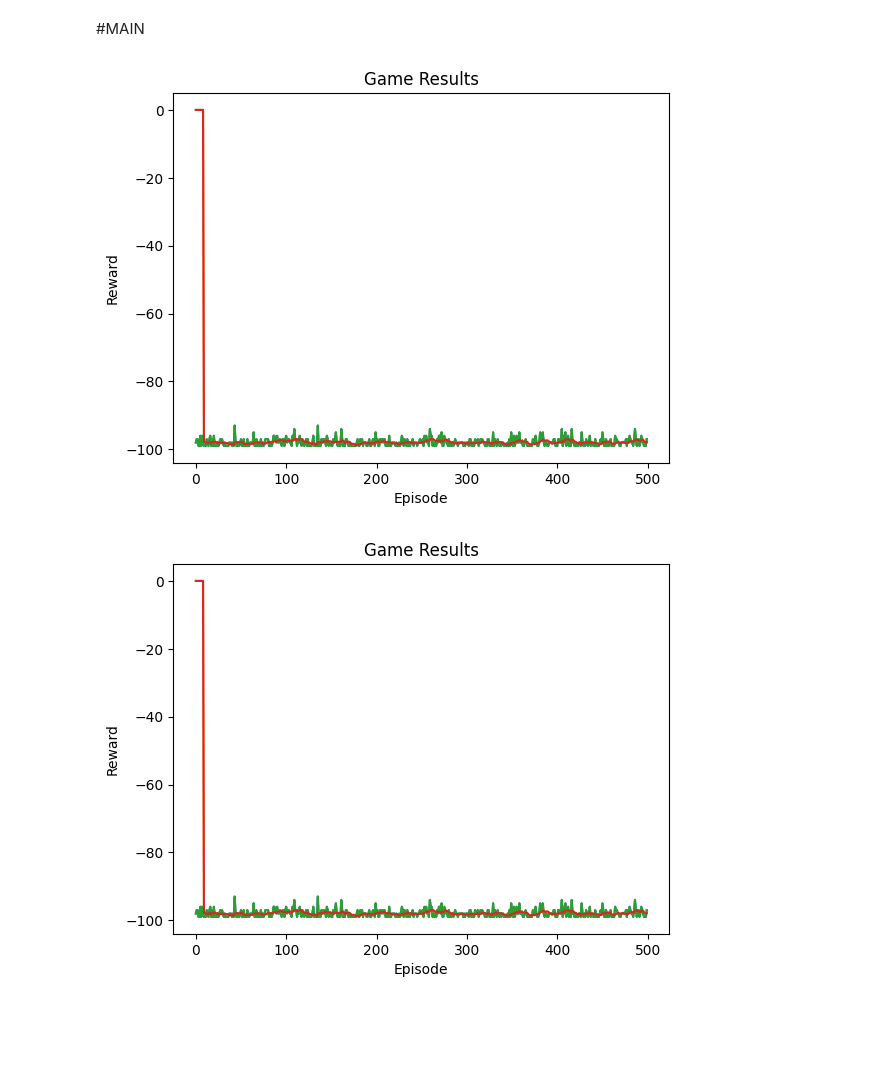
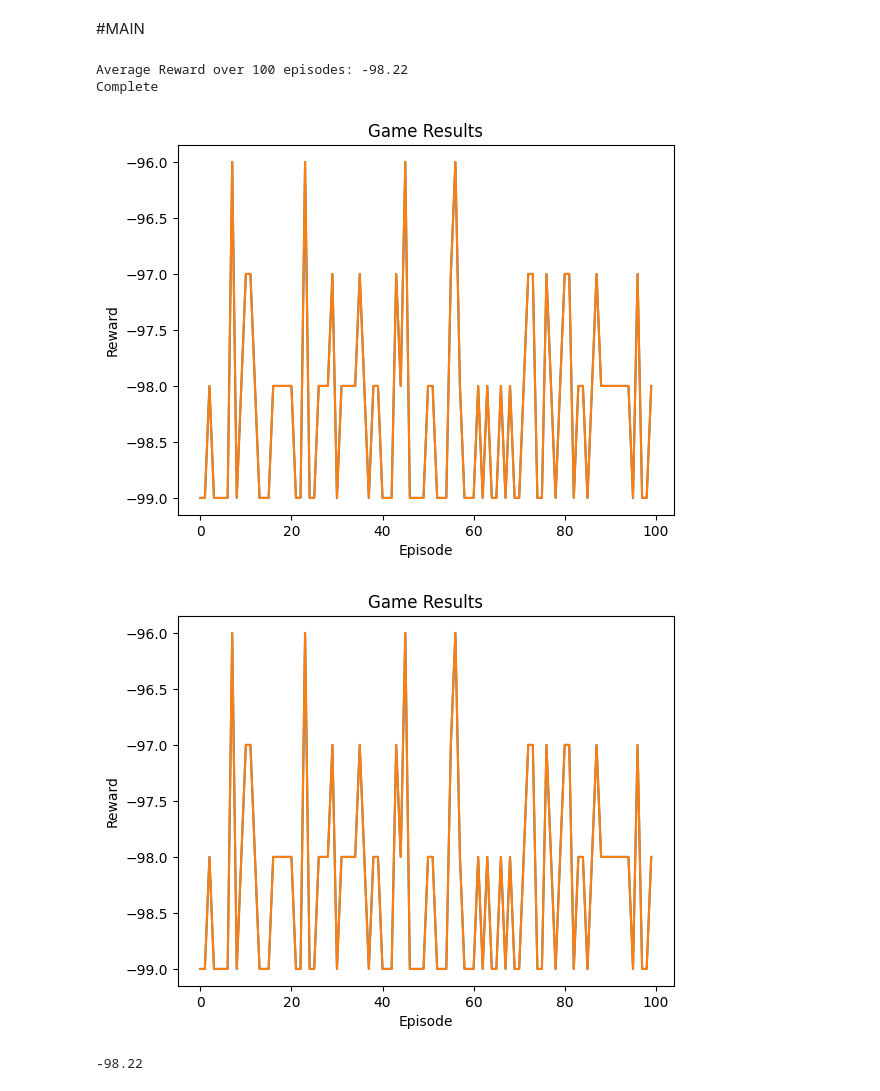
Before and after one commit to salixkang/COSE474_Final, a Jupyter notebook: Final_Project_2018320223_강승모.ipynb, the cells around one changed output. Cells and saved outputs as stored; diff of their text form; code cells hidden in the pictures; blank space fills up the shorter version.

```diff
--- a/Final_Project_2018320223_강승모.ipynb
+++ b/Final_Project_2018320223_강승모.ipynb
@@ -561,16 +567,19 @@ class DQNAgent:
                 return False
             else:
                 return True
-        else :
-          return True
+        elif type in [2, 3]:
+            if np_state[-1] == env.max_swap:
+                return False
+            else:
+                return True
 
-    def select_action(self, state):
+    def select_action(self, state, eval):
         sample = random.random()
         eps_threshold = self.EPS_END + (self.EPS_START - self.EPS_END) * \
             math.exp(-1. * self.steps_done / self.EPS_DECAY)
         self.steps_done += 1
 
-        if sample <= eps_threshold:
+        if sample <= eps_threshold and eval == 0:
             # Explore: 무작위 행동을 취함
             valid_actions = [index for index, action in enumerate(env.action_space) if self.is_action_valid(state, action)]
             if not valid_actions:
@@ -754,23 +801,27 @@ def evaluate_dqn(env, agent, n_episodes=100):
 # %%
 env = TileGameEnv(layout=level4, max_card_usage=7, max_swap=2)  # TileGameEnv 인스턴스화
 
 # 환경 및 에이전트 초기화
 n_observations = len(env.reset())  # 환경으로부터 얻은 상태 크기
 n_actions = len(env.action_space)  # 사용할 수 있는 카드 행동 유형의 수
 
 BATCH_SIZE = 128
 
 agent = DQNAgent(n_observations, n_actions, BATCH_SIZE)
 file_name = 'model_checkpoint.pth'  # 검사할 파일 이름
 
 if os.path.isfile(file_name):
     print("yes")
     checkpoint = torch.load('model_checkpoint.pth')
     agent.policy_net.load_state_dict(checkpoint['policy_model_state_dict'])
     agent.target_net.load_state_dict(checkpoint['target_model_state_dict'])
     agent.optimizer.load_state_dict(checkpoint['optimizer_state_dict'])
 # DQN 학습 시작
 train_dqn(env, agent)
+evaluate_dqn(env, agent)
 # %% [output]
+Average Reward over 100 episodes: -98.22
+Complete
-[figure, old version]
+[figure, new version]
-[figure, old version]
+[figure, new version]
+-98.22
```
Also changed, not shown: parts of 2 cells of this notebook.
